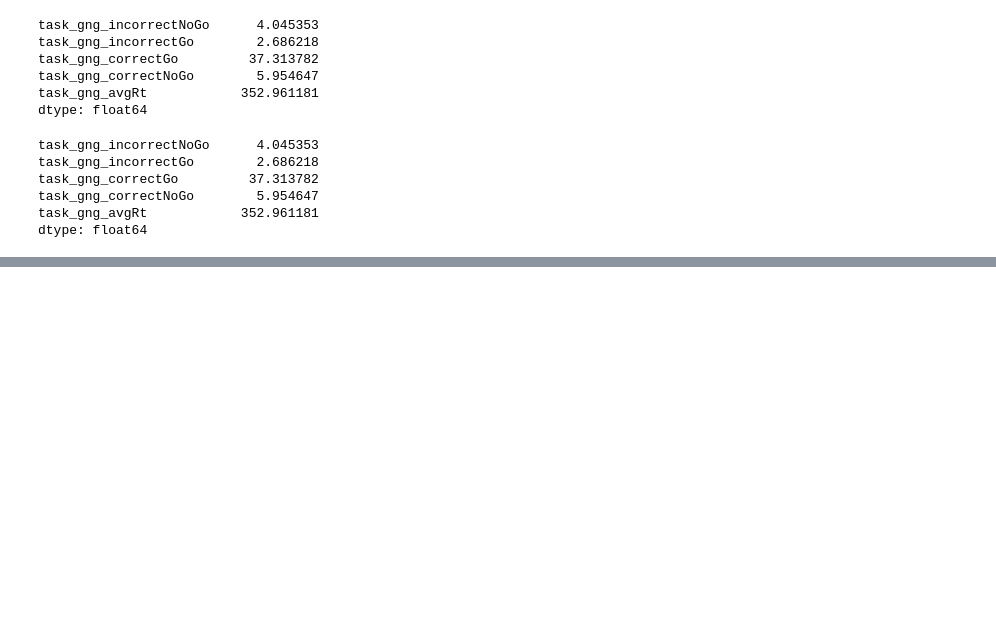
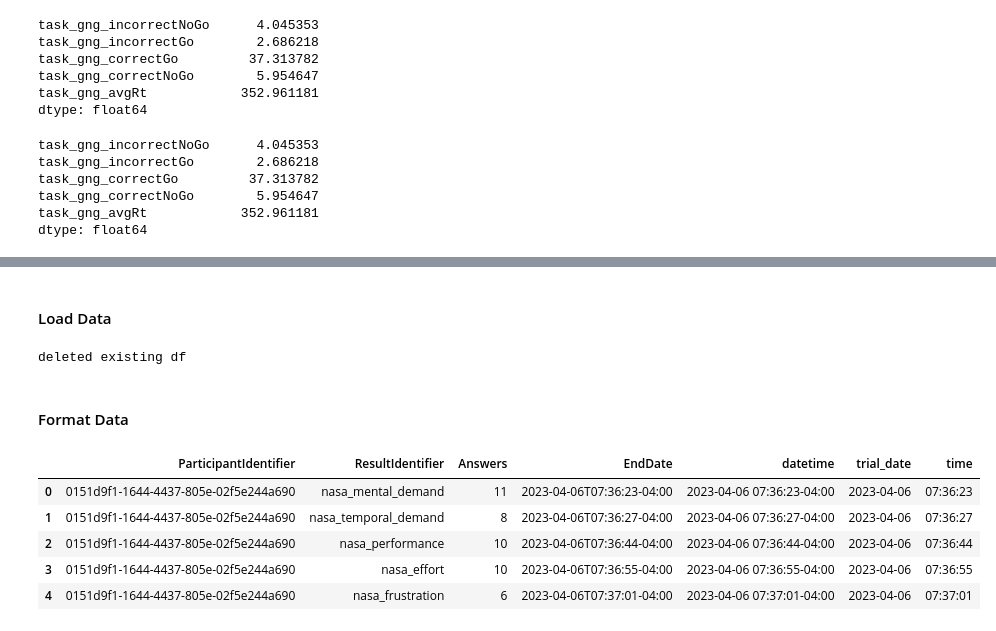
Before and after one commit to danieljwilson/3_3_experience_sampling, a Jupyter notebook: 3_3_3_data_analysis/01_data munge/01_1_process_data.ipynb, the cells around one changed output, grey strips where cells are left out. Cells and saved outputs as stored; diff of their text form; code cells hidden in the pictures; blank space fills up the shorter version.

Commit message:
Updated trailmaking data processing

```diff
--- a/3_3_3_data_analysis/01_data munge/01_1_process_data.ipynb
+++ b/3_3_3_data_analysis/01_data munge/01_1_process_data.ipynb
@@ -1538,0 +1744,7 @@ dtype: float64
+# %%
+if run_num ==1:
+    # run 1
+    df = pd.read_csv(save_path + 'run1_survey_results.csv')
+if run_num ==2:
+    # run 2
+    df = pd.read_csv(save_path + 'run2_survey_results.csv')
@@ -1538,0 +1903,7 @@ dtype: float64
+# %%
+if run_num ==1:
+    # run 1
+    df = pd.read_csv(save_path + 'run1_survey_results.csv')
+if run_num ==2:
+    # run 2
+    df = pd.read_csv(save_path + 'run2_survey_results.csv')
@@ -1538,0 +1946,33 @@ dtype: float64
+# %% [markdown]
+#### Load Data
+# %%
+# erase df if it already exists
+if 'df' in globals():
+    del(df)
+    print('deleted existing df')
+
+if 'nasa_tlx' in globals():
+    del(nasa_tlx)
+    print('deleted nasa_tlx')
+# %% [output]
+deleted existing df
+# %%
+if run_num ==1:
+    # run 1
+    df = pd.read_csv(save_path + 'run1_survey_results.csv')
+if run_num ==2:
+    # run 2
+    df = pd.read_csv(save_path + 'run2_survey_results.csv')
+# %%
+nasa_tlx = df.loc[df.ResultIdentifier.str.contains('nasa_')].reset_index(drop=True)
+# %% [markdown]
+#### Format Data
+# %%
+nasa_tlx.head()
+# %% [output]
+|  | ParticipantIdentifier | ResultIdentifier | Answers | EndDate | datetime | trial_date | time |
+| 0 | 0151d9f1-1644-4437-805e-02f5e244a690 | nasa_mental_demand | 11 | 2023-04-06T07:36:23-04:00 | 2023-04-06 07:36:23-04:00 | 2023-04-06 | 07:36:23 |
+| 1 | 0151d9f1-1644-4437-805e-02f5e244a690 | nasa_temporal_demand | 8 | 2023-04-06T07:36:27-04:00 | 2023-04-06 07:36:27-04:00 | 2023-04-06 | 07:36:27 |
+| 2 | 0151d9f1-1644-4437-805e-02f5e244a690 | nasa_performance | 10 | 2023-04-06T07:36:44-04:00 | 2023-04-06 07:36:44-04:00 | 2023-04-06 | 07:36:44 |
+| 3 | 0151d9f1-1644-4437-805e-02f5e244a690 | nasa_effort | 10 | 2023-04-06T07:36:55-04:00 | 2023-04-06 07:36:55-04:00 | 2023-04-06 | 07:36:55 |
+| 4 | 0151d9f1-1644-4437-805e-02f5e244a690 | nasa_frustration | 6 | 2023-04-06T07:37:01-04:00 | 2023-04-06 07:37:01-04:00 | 2023-04-06 | 07:37:01 |
```
Also changed, not shown: parts of 114 cells of this notebook, 1 other file.
